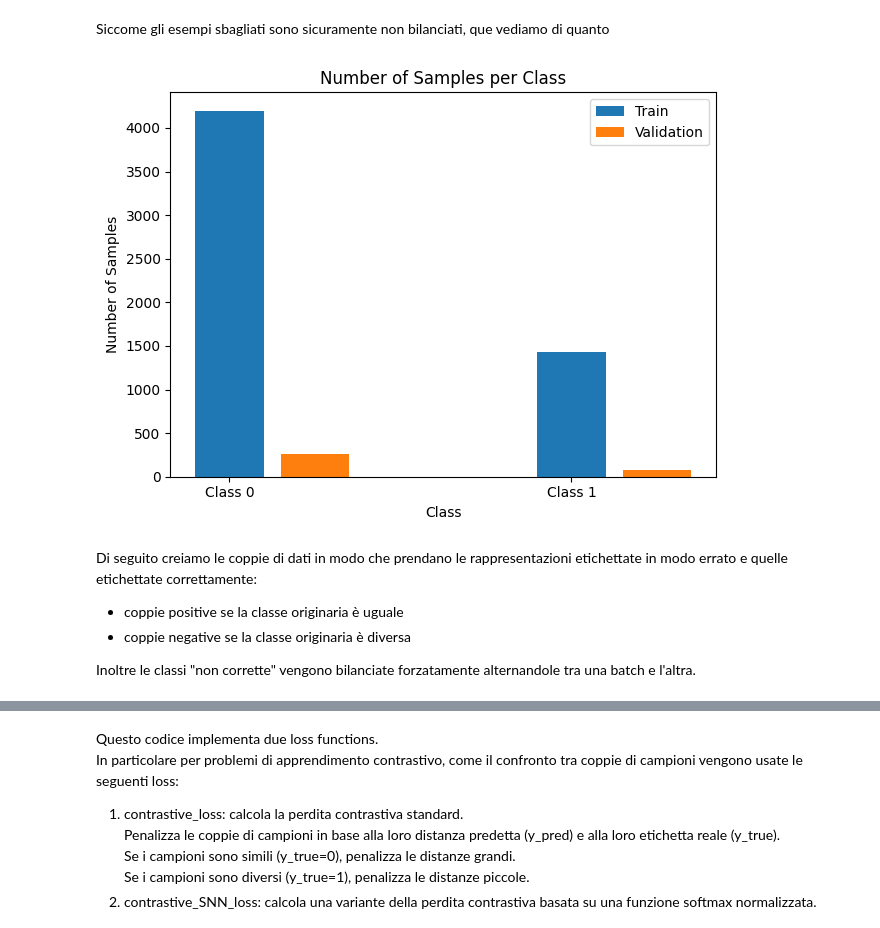
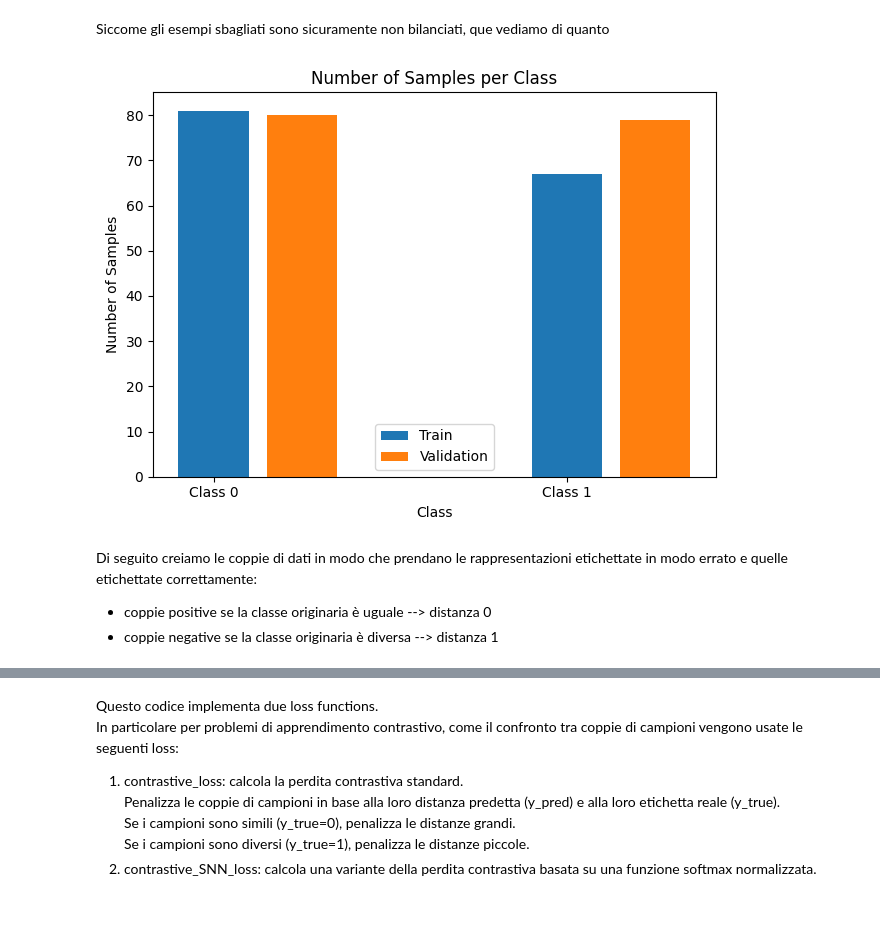
Before and after one commit to Berack96/upo-AIContrastive, a Jupyter notebook: src/chexnet/training_contrastive.ipynb, the cells around one changed output, grey strips where cells are left out. Drawn from its saved outputs; the diff is of its cells as text; code cells hidden in the pictures.

```diff
--- a/src/chexnet/training_contrastive.ipynb
+++ b/src/chexnet/training_contrastive.ipynb
@@ -18,15 +18,19 @@ import keras
 from keras import layers, models, callbacks, ops, backend
 from sklearn.metrics import ConfusionMatrixDisplay, balanced_accuracy_score, f1_score
 
+# Options: "covid_cxr" or "syntetic"
+dataset_name = "syntetic"
+temperature = 1
+use_rand_each_epoch = False
+balance_classes = False
+epochs = 20
+batch = 1024
+
 root = '../..'
-dataset_path = f"{root}/datasets/covid_cxr_embeddings.npz"
-predictions_path = f"{root}/datasets/covid_cxr_predictions.npz"
-model_save_path = f"{root}/models/siamese.keras"
-classifier_path = f"{root}/models/classifier.keras"
-
-temperature = 1
-epochs = 15
-batch = 1024
+dataset_path = f"{root}/datasets/{dataset_name}_embeddings.npz"
+predictions_path = f"{root}/datasets/{dataset_name}_predictions.npz"
+model_save_path = f"{root}/models/{dataset_name}_siamese.keras"
+classifier_path = f"{root}/models/{dataset_name}_classifier.keras"
 # %% [markdown]
 Qui prendiamo tutti i dati necessari per la creazione del dataset
 # %%
@@ -49,29 +53,30 @@ latent_space = x_train.shape[1]
 Siccome gli esempi sbagliati sono sicuramente non bilanciati, que vediamo di quanto
 # %%
 classes = len(np.unique(y_train))
-not_correct = np.where(y_train != y_train_pred)[0]
-y_true = y_train[not_correct]
+
+incorrect_pred_i = np.where(y_train != y_train_pred)[0]
+y_true = y_train[incorrect_pred_i]
 train_counts = np.bincount(y_true)
-not_correct = np.where(y_val != y_val_pred)[0]
-y_true = y_val[not_correct]
+assert train_counts.shape != (0,), "No training errors found, cannot use contrastive learning."
+
+incorrect_pred_i = np.where(y_val != y_val_pred)[0]
+y_true = y_val[incorrect_pred_i]
 val_counts = np.bincount(y_true)
 
 plt.figure()
 x_labels = range(classes)
 plt.bar(x_labels, train_counts, width=0.2, label='Train')
 plt.bar([x + 0.25 for x in x_labels], val_counts, width=0.2, label='Validation')
 plt.xticks(x_labels, [f"Class {i}" for i in x_labels])
 plt.xlabel('Class')
 plt.ylabel('Number of Samples')
 plt.title('Number of Samples per Class')
 plt.legend()
 plt.tight_layout()
 plt.show()
 # %% [output]
-[figure, old version]
+[figure, new version]
 # %% [markdown]
 Di seguito creiamo le coppie di dati in modo che prendano le rappresentazioni etichettate in modo errato e quelle etichettate correttamente:
-- coppie positive se la classe originaria è uguale
-- coppie negative se la classe originaria è diversa
-
-Inoltre le classi "non corrette" vengono bilanciate forzatamente alternandole tra una batch e l'altra.
+- coppie positive se la classe originaria è uguale --> distanza 0
+- coppie negative se la classe originaria è diversa --> distanza 1
```
Also changed, not shown: parts of 7 cells of this notebook, 6 other files.
